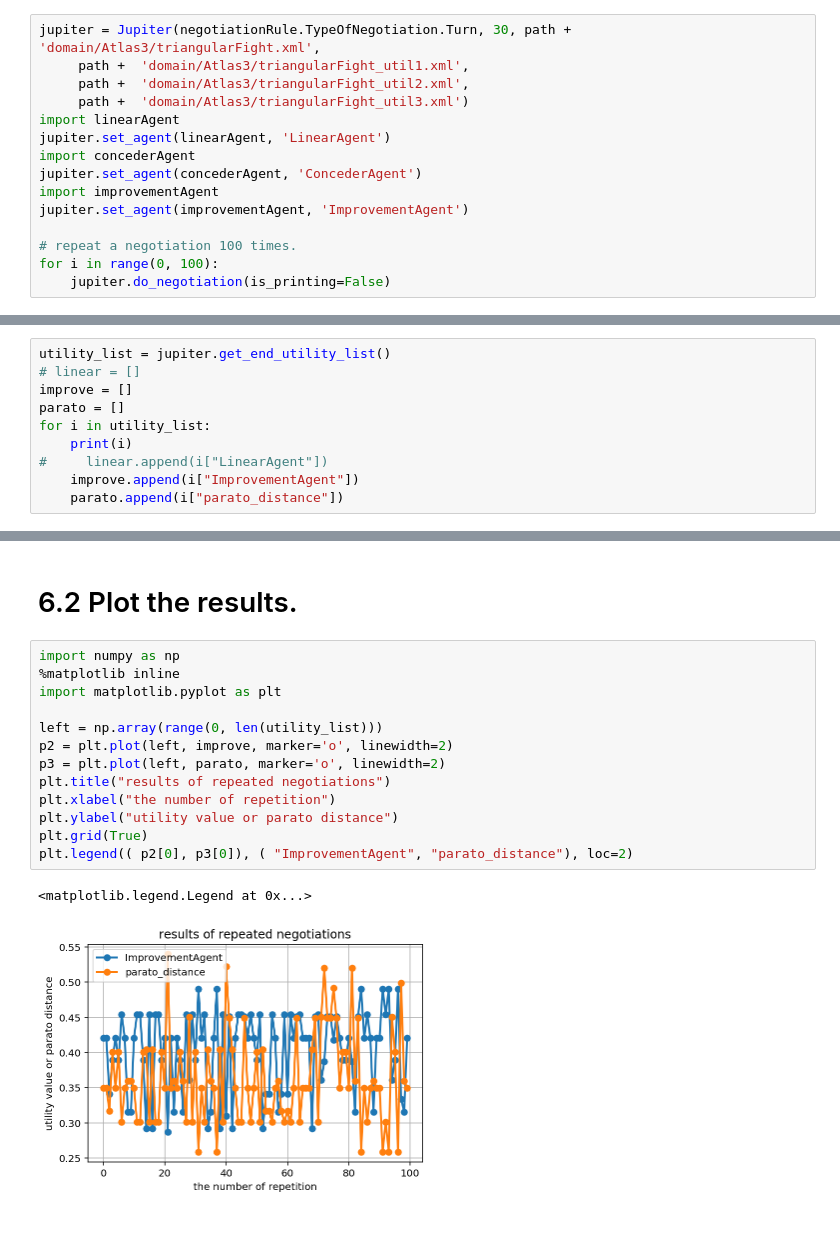
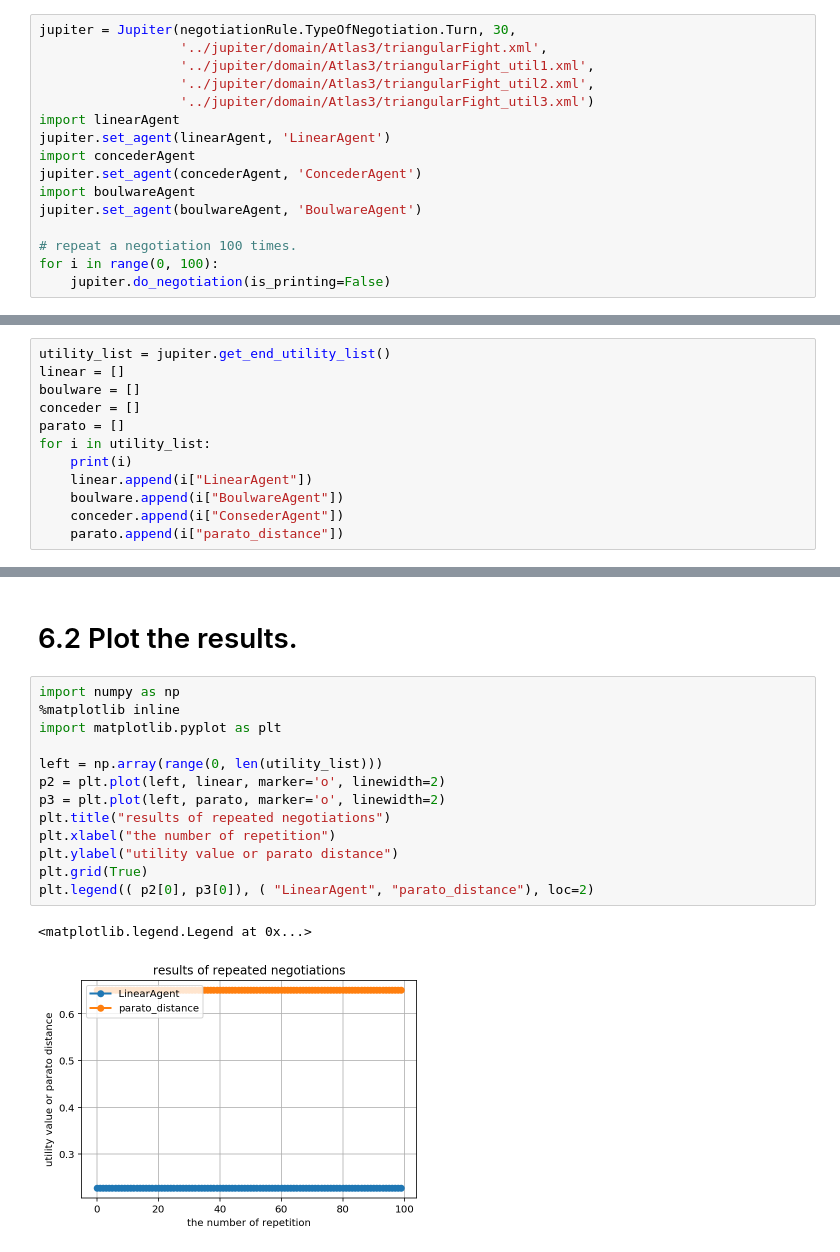
Before and after one commit to TomoyaFukui/Jupiter, a Jupyter notebook: notebooks/quick_start.ipynb, the cells around one changed output, grey strips where cells are left out. Drawn from its saved outputs; the diff is of its cells as text.

Commit message:
update jupiter to release version

```diff
--- a/notebooks/quick_start.ipynb
+++ b/notebooks/quick_start.ipynb
@@ -80,14 +76,15 @@ But it doesn't work well.
 # %%
-jupiter = Jupiter(negotiationRule.TypeOfNegotiation.Turn, 30, path + 'domain/Atlas3/triangularFight.xml',
-     path +  'domain/Atlas3/triangularFight_util1.xml',
-     path +  'domain/Atlas3/triangularFight_util2.xml',
-     path +  'domain/Atlas3/triangularFight_util3.xml')
+jupiter = Jupiter(negotiationRule.TypeOfNegotiation.Turn, 30,
+                  '../jupiter/domain/Atlas3/triangularFight.xml',
+                  '../jupiter/domain/Atlas3/triangularFight_util1.xml',
+                  '../jupiter/domain/Atlas3/triangularFight_util2.xml',
+                  '../jupiter/domain/Atlas3/triangularFight_util3.xml')
 import linearAgent
 jupiter.set_agent(linearAgent, 'LinearAgent')
 import concederAgent
 jupiter.set_agent(concederAgent, 'ConcederAgent')
-import improvementAgent
-jupiter.set_agent(improvementAgent, 'ImprovementAgent')
+import boulwareAgent
+jupiter.set_agent(boulwareAgent, 'BoulwareAgent')
 
 # repeat a negotiation 100 times.
 for i in range(0, 100):
@@ -115,12 +111,14 @@ ImprovementAgent : 0.42063822965346215
 # 6.1 Get the results of negotiation
 # %%
 utility_list = jupiter.get_end_utility_list()
-# linear = []
-improve = []
+linear = []
+boulware = []
+conceder = []
 parato = []
 for i in utility_list:
     print(i)
-#     linear.append(i["LinearAgent"])
-    improve.append(i["ImprovementAgent"])
+    linear.append(i["LinearAgent"])
+    boulware.append(i["BoulwareAgent"])
+    conceder.append(i["ConsederAgent"])
     parato.append(i["parato_distance"])
 # %% [output]
@@ -146,19 +144,19 @@ for i in utility_list:
 # %%
 import numpy as np
 %matplotlib inline
 import matplotlib.pyplot as plt
 
 left = np.array(range(0, len(utility_list)))
-p2 = plt.plot(left, improve, marker='o', linewidth=2)
+p2 = plt.plot(left, linear, marker='o', linewidth=2)
 p3 = plt.plot(left, parato, marker='o', linewidth=2)
 plt.title("results of repeated negotiations")
 plt.xlabel("the number of repetition")
 plt.ylabel("utility value or parato distance")
 plt.grid(True)
-plt.legend(( p2[0], p3[0]), ( "ImprovementAgent", "parato_distance"), loc=2)
+plt.legend(( p2[0], p3[0]), ( "LinearAgent", "parato_distance"), loc=2)
 # %% [output]
 <matplotlib.legend.Legend at 0x...>
-[figure, old version]
+[figure, new version]
 # %%
 from plotly.offline import iplot, init_notebook_mode
 import plotly.plotly as py
```
Also changed, not shown: parts of 11 cells of this notebook, 33 other files.
